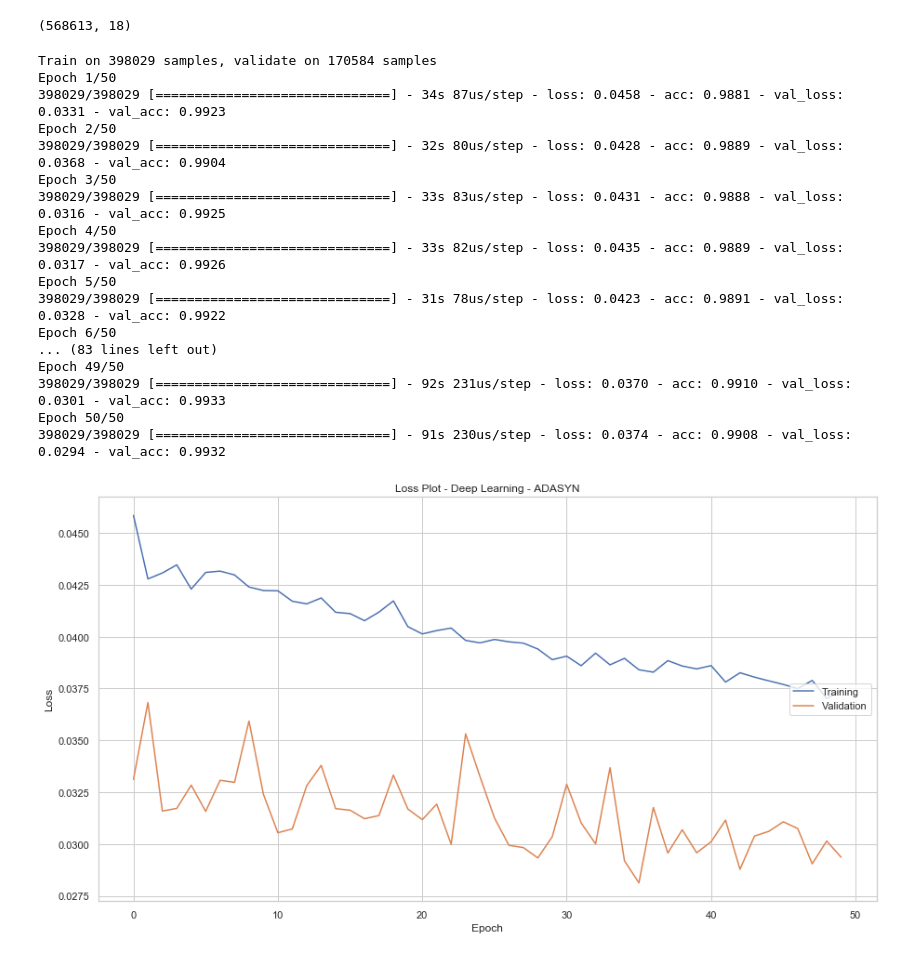
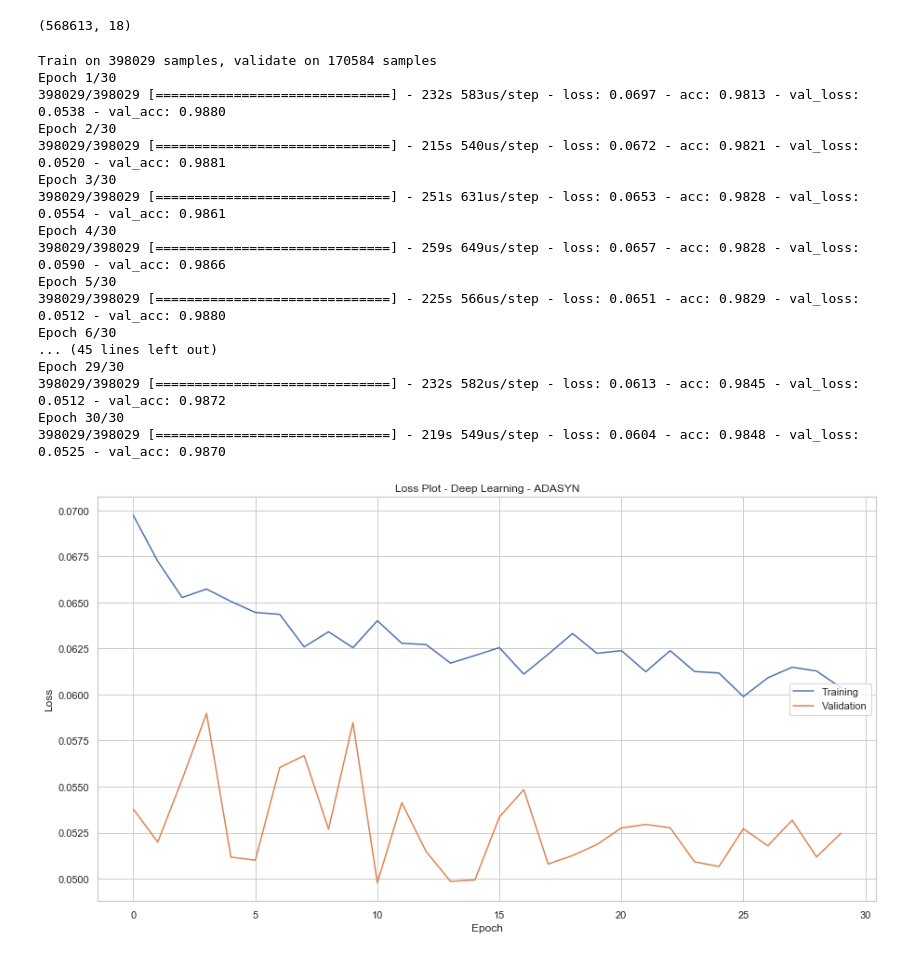
Before and after one commit to aramki/capstone, a Jupyter notebook: fraudDetection.ipynb, the cells around one changed output. Cells and saved outputs as stored; diff of their text form; code cells hidden in the pictures.

```diff
--- a/fraudDetection.ipynb
+++ b/fraudDetection.ipynb
@@ -408,9 +443,13 @@ model.compile(optimizer = 'adam', loss = 'binary_crossentropy', metrics = ['accu
 
 # Fitting the ANN to the Training set
 #model.fit(X_train, y_train, batch_size = 32, epochs = 50)
+# I am doing this to get the plot of loss and validation loss which aren't directly available using gridsearch.
+# As per the GridSearch the best batch size was 8 and epochs was 30.
+batch_size = 8
+epochs = 30
 
 trainingHistory = model.fit(X_train, y_train,
-                    batch_size=64, epochs=50,
+                    batch_size=batch_size, epochs=epochs,
                     verbose=1, validation_data=(X_test, y_test))
 
 loss = trainingHistory.history['loss']
@@ -533,7 +572,7 @@ y_test = np.array(y_test)
 model.compile(optimizer='adam',loss='binary_crossentropy',metrics=['accuracy'])
 #model.fit(X_train,y_train,batch_size=32,epochs=50)
 trainingHistory = model.fit(X_train, y_train,
-                    batch_size=64, epochs=50,
+                    batch_size=batch_size, epochs=epochs,
                     verbose=1, validation_data=(X_test, y_test))
 loss = trainingHistory.history['loss']
 val_loss = trainingHistory.history['val_loss']
@@ -652,38 +691,38 @@ y_test = np.array(y_test)
 # %%
 model.compile(optimizer='adam',loss='binary_crossentropy',metrics=['accuracy'])
 #model.fit(X_train,y_train,batch_size=32,epochs=50)
 trainingHistory = model.fit(X_train, y_train,
-                    batch_size=64, epochs=50,
+                    batch_size=batch_size, epochs=epochs,
                     verbose=1, validation_data=(X_test, y_test))
 loss = trainingHistory.history['loss']
 val_loss = trainingHistory.history['val_loss']
 # Plot the loss function
 plt.figure(figsize=(15,8))
 plt.plot(loss)
 plt.plot(val_loss)
 plt.title('Loss Plot - Deep Learning - ADASYN')
 plt.ylabel('Loss')
 plt.xlabel('Epoch')
 plt.legend(['Training', 'Validation'], loc='right');
 # %% [output]
 Train on 398029 samples, validate on 170584 samples
-Epoch 1/50
-398029/398029 [==============================] - 34s 87us/step - loss: 0.0458 - acc: 0.9881 - val_loss: 0.0331 - val_acc: 0.9923
-Epoch 2/50
-398029/398029 [==============================] - 32s 80us/step - loss: 0.0428 - acc: 0.9889 - val_loss: 0.0368 - val_acc: 0.9904
-Epoch 3/50
-398029/398029 [==============================] - 33s 83us/step - loss: 0.0431 - acc: 0.9888 - val_loss: 0.0316 - val_acc: 0.9925
-Epoch 4/50
-398029/398029 [==============================] - 33s 82us/step - loss: 0.0435 - acc: 0.9889 - val_loss: 0.0317 - val_acc: 0.9926
-Epoch 5/50
-398029/398029 [==============================] - 31s 78us/step - loss: 0.0423 - acc: 0.9891 - val_loss: 0.0328 - val_acc: 0.9922
-Epoch 6/50
-... (83 lines left out)
-Epoch 49/50
-398029/398029 [==============================] - 92s 231us/step - loss: 0.0370 - acc: 0.9910 - val_loss: 0.0301 - val_acc: 0.9933
-Epoch 50/50
-398029/398029 [==============================] - 91s 230us/step - loss: 0.0374 - acc: 0.9908 - val_loss: 0.0294 - val_acc: 0.9932
+Epoch 1/30
+398029/398029 [==============================] - 232s 583us/step - loss: 0.0697 - acc: 0.9813 - val_loss: 0.0538 - val_acc: 0.9880
+Epoch 2/30
+398029/398029 [==============================] - 215s 540us/step - loss: 0.0672 - acc: 0.9821 - val_loss: 0.0520 - val_acc: 0.9881
+Epoch 3/30
+398029/398029 [==============================] - 251s 631us/step - loss: 0.0653 - acc: 0.9828 - val_loss: 0.0554 - val_acc: 0.9861
+Epoch 4/30
+398029/398029 [==============================] - 259s 649us/step - loss: 0.0657 - acc: 0.9828 - val_loss: 0.0590 - val_acc: 0.9866
+Epoch 5/30
+398029/398029 [==============================] - 225s 566us/step - loss: 0.0651 - acc: 0.9829 - val_loss: 0.0512 - val_acc: 0.9880
+Epoch 6/30
+... (45 lines left out)
+Epoch 29/30
+398029/398029 [==============================] - 232s 582us/step - loss: 0.0613 - acc: 0.9845 - val_loss: 0.0512 - val_acc: 0.9872
+Epoch 30/30
+398029/398029 [==============================] - 219s 549us/step - loss: 0.0604 - acc: 0.9848 - val_loss: 0.0525 - val_acc: 0.9870
-[figure, old version]
+[figure, new version]
 # %%
 evaluationResult = model.evaluate(X_test, y_test)
 print(evaluationResult)
```
Also changed, not shown: parts of 18 cells of this notebook, 2 other files.
